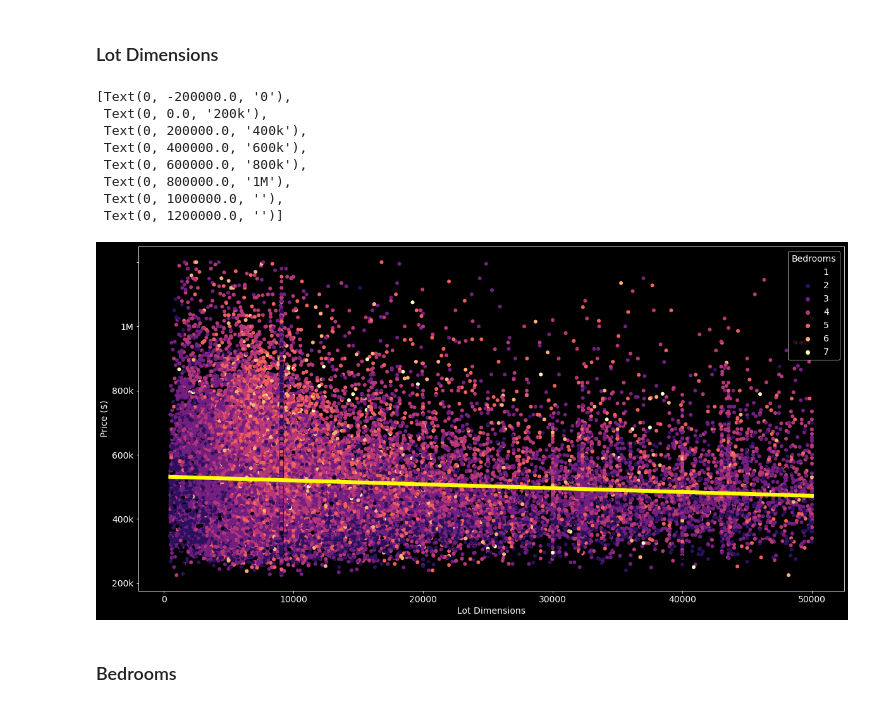
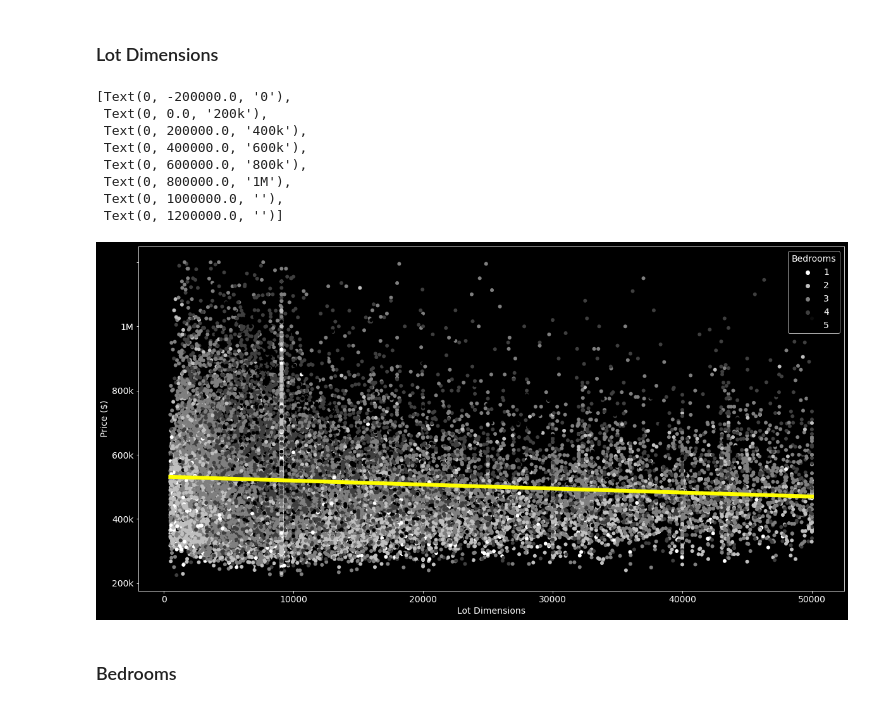
Before and after one commit to simkass/quebec-real-estate-analysis, a Jupyter notebook: notebooks/visualization2.ipynb, the cells around one changed output. Saved outputs shown, nothing was run; the diff lists cells and outputs as text; code cells hidden in the pictures.

```diff
--- a/notebooks/visualization2.ipynb
+++ b/notebooks/visualization2.ipynb
@@ -107,8 +107,6 @@ def add_value_ranges(df: pd.DataFrame, column: str, values: list, unit: str):
 ### Read Processed Data
 # %%
 listings_df = pd.read_csv('../data/processed/processed_listings.csv')
-listings_df = add_price_ranges(listings_df, [200000, 250000, 300000, 350000, 400000, 450000, 500000, 600000])
-listings_df = add_value_ranges(listings_df, "Living Area", [1000, 1250, 1500, 2000], "sq.ft")
 listings_df.sample(5)
 # %% [output]
 |  | Subtype | Style | Living Area | Lot Dimensions | Bedrooms | Bathrooms | Levels | Listing Date | ... |
@@ -208,20 +207,20 @@ ax.set_yticklabels(["0", "200k", "400k", "600k", "800k", "1M"])
 ### Lot Dimensions
 # %%
 fig, ax = plt.subplots(figsize=(20, 10))
-p1 = sns.scatterplot(data=listings_df, x="Lot Dimensions", y="Price", hue="Bedrooms", palette="magma", linewidth=0, ax=ax)
+p1 = sns.scatterplot(data=listings_df, x="Lot Dimensions", y="Price", hue="Bedrooms", palette="gist_yarg", linewidth=0, ax=ax)
 p2 = sns.regplot(data=listings_df, x='Lot Dimensions', y='Price', color='yellow', line_kws={'linewidth':6}, ax=ax, scatter=False)
 
 ax.set_ylabel("Price ($)")
 ax.set_yticklabels(["0", "200k", "400k", "600k", "800k", "1M"])
 # %% [output]
 [Text(0, -200000.0, '0'),
  Text(0, 0.0, '200k'),
  Text(0, 200000.0, '400k'),
  Text(0, 400000.0, '600k'),
  Text(0, 600000.0, '800k'),
  Text(0, 800000.0, '1M'),
  Text(0, 1000000.0, ''),
  Text(0, 1200000.0, '')]
-[figure, old version]
+[figure, new version]
 # %% [markdown]
 ### Bedrooms
```
Also changed, not shown: parts of 17 cells of this notebook, 4 other files.
